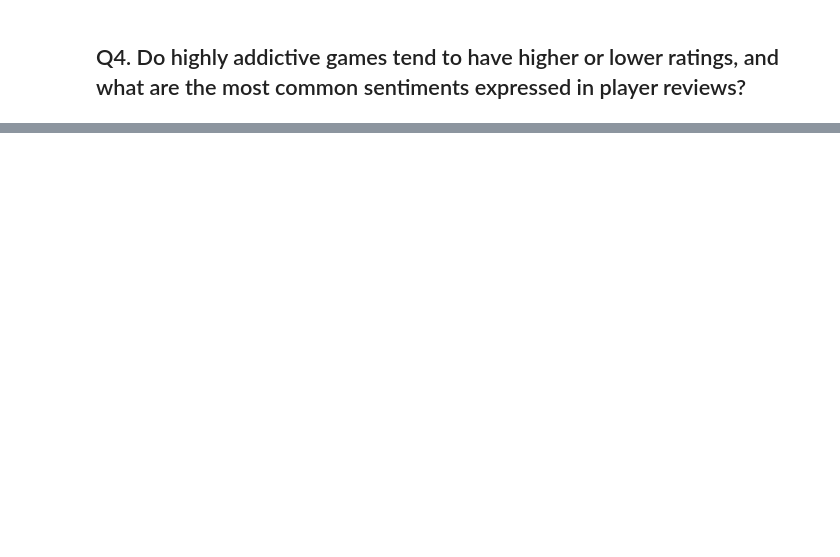
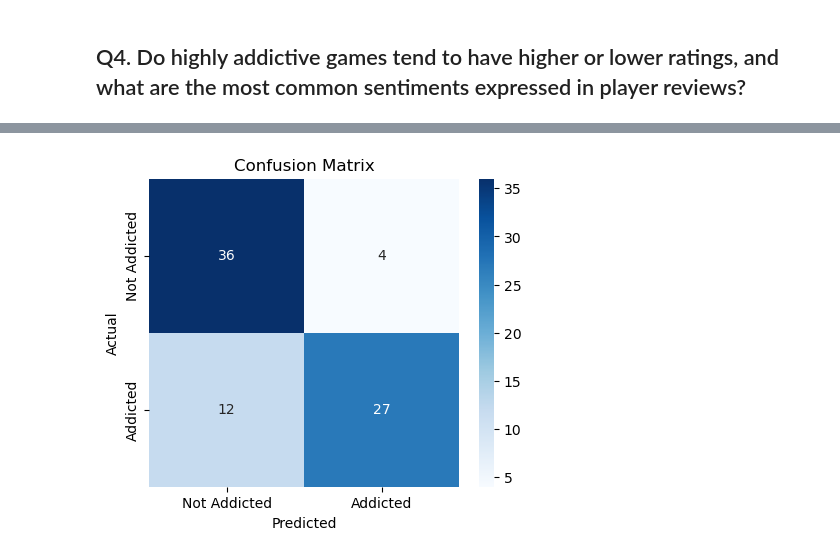
Before and after one commit to adhikaribiju/Analyzing-Gaming-Addiction-Trends-and-Player-Engagement, a Jupyter notebook: docs/Data Science Capstone.ipynb, the cells around one changed output, grey strips where cells are left out. Cells and saved outputs as stored; diff of their text form; code cells hidden in the pictures; blank space fills up the shorter version.

Commit message:
prediction models

```diff
--- a/docs/Data Science Capstone.ipynb
+++ b/docs/Data Science Capstone.ipynb
@@ -965,0 +899,77 @@ F1 Score = 0.9870
+# %%
+
+# define feature columns
+numerical_features = ['game_count', 'playtime_forever', 'DLC_count', 'max_concurrent_players', 'release_year',
+                      'positive_review_pct', 'average_review_score', 'review_sentiment_score',
+                      'number_of_reviews']
+
+categorical_features = ['developer', 'publisher', 'genre', 'platforms',
+                        'multiplayer_support', 'graphics_quality' , 'story_depth']
+
+# selecting all features except for removed ones
+X = balanced_data[numerical_features + categorical_features]
+y = balanced_data['addicted']
+
+# 80% train, 20% test
+X_train, X_test, y_train, y_test = train_test_split(X, y, test_size=0.2, random_state=42, stratify=y)
+
+# Preprocessing Pipeline
+preprocessor = ColumnTransformer([
+    ('num', StandardScaler(), numerical_features),
+    ('cat', OneHotEncoder(handle_unknown='ignore'), categorical_features)
+])
+
+# Pipeline => Logistic Regression Model
+log_reg_pipeline = Pipeline([
+    ('preprocessor', preprocessor),
+    ('classifier', LogisticRegression(class_weight='balanced', random_state=42, max_iter=500))
+])
+
+# Train the model
+log_reg_pipeline.fit(X_train, y_train)
+
+# Predictions
+y_pred = log_reg_pipeline.predict(X_test)
+
+# Evaluation Metrics
+accuracy = accuracy_score(y_test, y_pred)
+conf_matrix = confusion_matrix(y_test, y_pred)
+classification_rep = classification_report(y_test, y_pred)
+
+# Display results
+print(f"Accuracy: {accuracy:.4f}\n")
+print("Classification Report:")
+# Generate classification report as a dictionary
+report = classification_report(y_test, y_pred, output_dict=True)
+
+# Extract only precision, recall, and f1-score, renaming "0" → "Not Addicted" and "1" → "Addicted"
+filtered_report = {
+    "Not Addicted" if label == "0" else "Addicted": {
+        metric: report[label][metric] for metric in ['precision', 'recall', 'f1-score']
+    }
+    for label in ["0", "1"]  # Only include class-specific metrics
+}
+
+# converting to df
+filtered_report_df = pd.DataFrame(filtered_report).T
+print(filtered_report_df)
+
+# Confusion Matrix Plot
+plt.figure(figsize=(5,4))
+sns.heatmap(conf_matrix, annot=True, fmt="d", cmap="Blues", xticklabels=['Not Addicted', 'Addicted'], yticklabels=['Not Addicted', 'Addicted'])
+plt.xlabel("Predicted")
+plt.ylabel("Actual")
+plt.title("Confusion Matrix")
+plt.show()
+
+# Get Feature Importance
+feature_names = (numerical_features +
+                 list(log_reg_pipeline.named_steps['preprocessor'].named_transformers_['cat'].get_feature_names_out(categorical_features)))
+feature_importance = np.abs(log_reg_pipeline.named_steps['classifier'].coef_).flatten()
+
+sorted_indices = np.argsort(feature_importance)[::-1]
+
+print("\nTop Feature Importance:")
+for idx in sorted_indices[:20]:  # Display top 20 most important features
+    print(f"{feature_names[idx]}: {feature_importance[idx]:.4f}")
+# %% [output]
@@ -965,0 +982 @@ F1 Score = 0.9870
+[figure, added]
```
Also changed, not shown: parts of 27 cells of this notebook, 1 other file.
